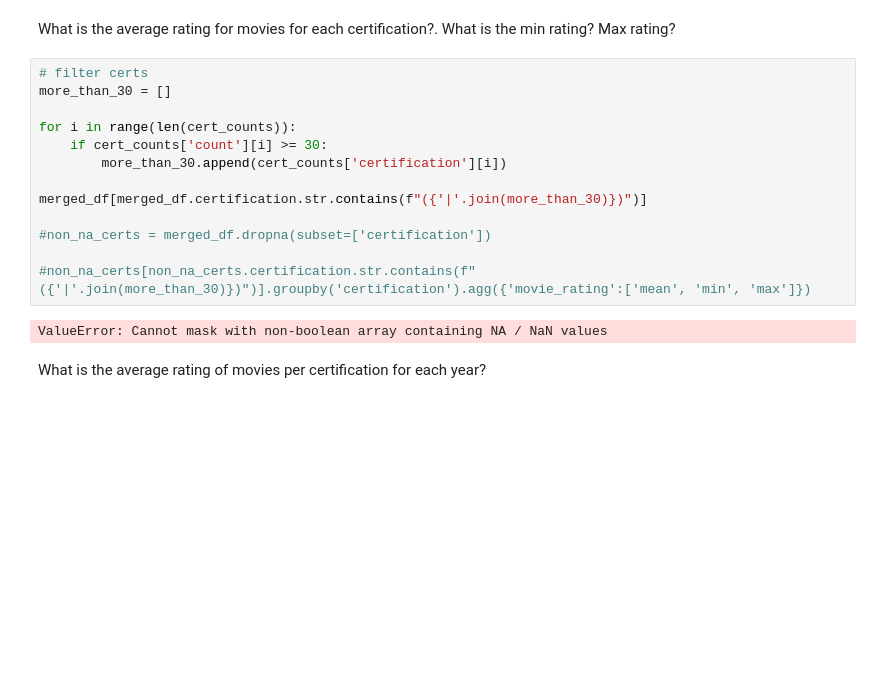
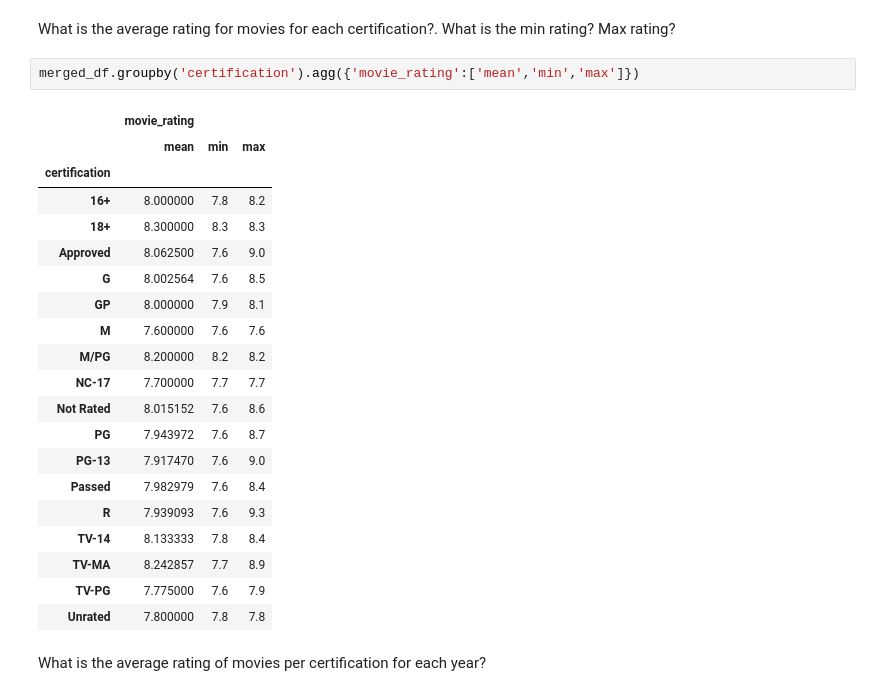
Before and after one commit to ShanaFarber/cuny-sps, a Jupyter notebook: DATA_602/assignment7/07_assignment.ipynb, the cells around one changed output. Cells and saved outputs as stored; diff of their text form; blank space fills up the shorter version.

```diff
--- a/DATA_602/assignment7/07_assignment.ipynb
+++ b/DATA_602/assignment7/07_assignment.ipynb
@@ -458,21 +458,29 @@ round(r_rated.movie_rating.agg('mean'),1)
 7.9
 # %% [markdown]
 What is the average rating for movies for each certification?. What is the min rating? Max rating?
-# %%
-# filter certs
-more_than_30 = []
-
-for i in range(len(cert_counts)):
-    if cert_counts['count'][i] >= 30:
-        more_than_30.append(cert_counts['certification'][i])
-
-merged_df[merged_df.certification.str.contains(f"({'|'.join(more_than_30)})")]
-
-#non_na_certs = merged_df.dropna(subset=['certification'])
-
-#non_na_certs[non_na_certs.certification.str.contains(f"({'|'.join(more_than_30)})")].groupby('certification').agg({'movie_rating':['mean', 'min', 'max']})
-# %% [output]
-ValueError: Cannot mask with non-boolean array containing NA / NaN values
+# %%
+merged_df.groupby('certification').agg({'movie_rating':['mean','min','max']})
+# %% [output]
+|  | movie_rating |  |  |
+|  | mean | min | max |
+| certification |  |  |  |
+| 16+ | 8.000000 | 7.8 | 8.2 |
+| 18+ | 8.300000 | 8.3 | 8.3 |
+| Approved | 8.062500 | 7.6 | 9.0 |
+| G | 8.002564 | 7.6 | 8.5 |
+| GP | 8.000000 | 7.9 | 8.1 |
+| M | 7.600000 | 7.6 | 7.6 |
+| M/PG | 8.200000 | 8.2 | 8.2 |
+| NC-17 | 7.700000 | 7.7 | 7.7 |
+| Not Rated | 8.015152 | 7.6 | 8.6 |
+| PG | 7.943972 | 7.6 | 8.7 |
+| PG-13 | 7.917470 | 7.6 | 9.0 |
+| Passed | 7.982979 | 7.6 | 8.4 |
+| R | 7.939093 | 7.6 | 9.3 |
+| TV-14 | 8.133333 | 7.8 | 8.4 |
+| TV-MA | 8.242857 | 7.7 | 8.9 |
+| TV-PG | 7.775000 | 7.6 | 7.9 |
+| Unrated | 7.800000 | 7.8 | 7.8 |
 # %% [markdown]
 What is the average rating of movies per certification for each year?
 # %%
```
Also changed, not shown: parts of 1 cell of this notebook.
